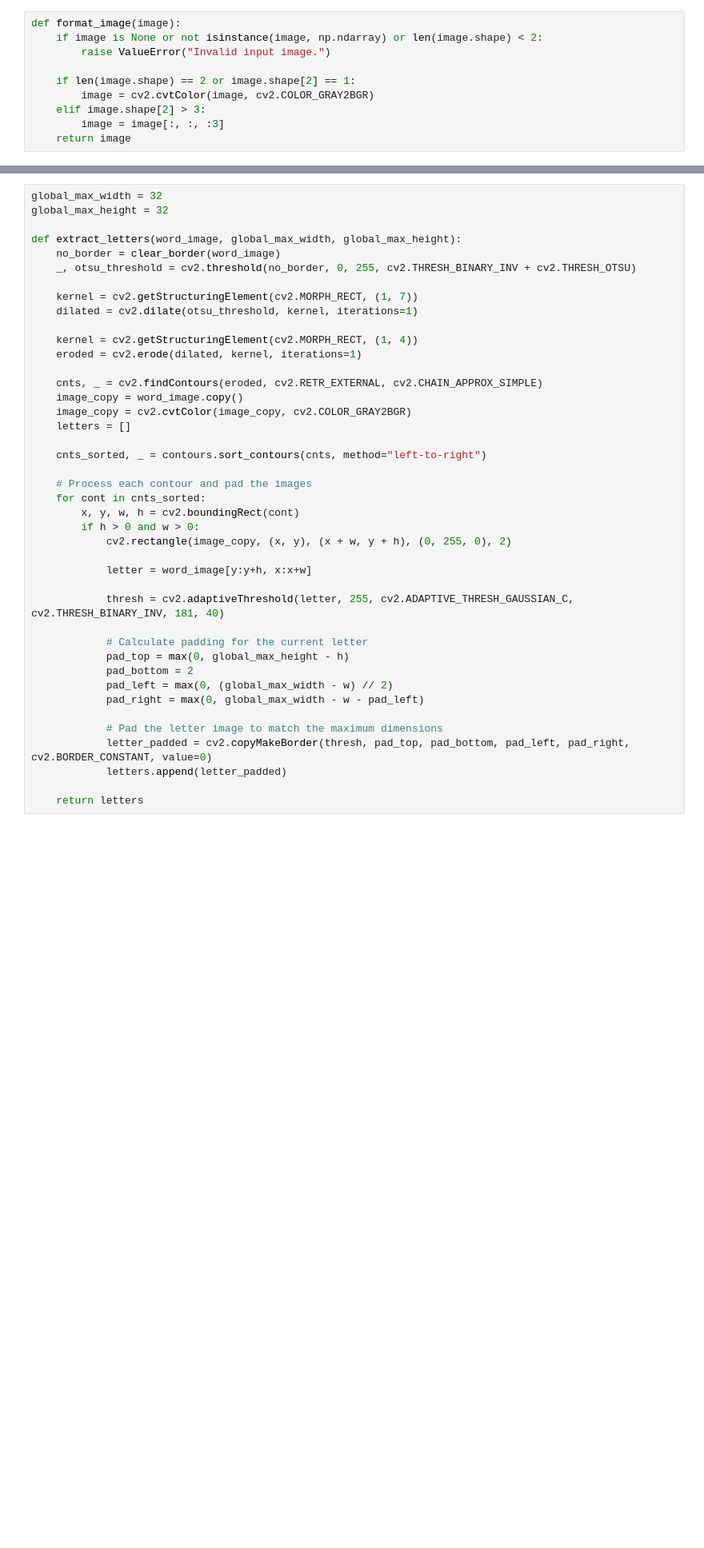
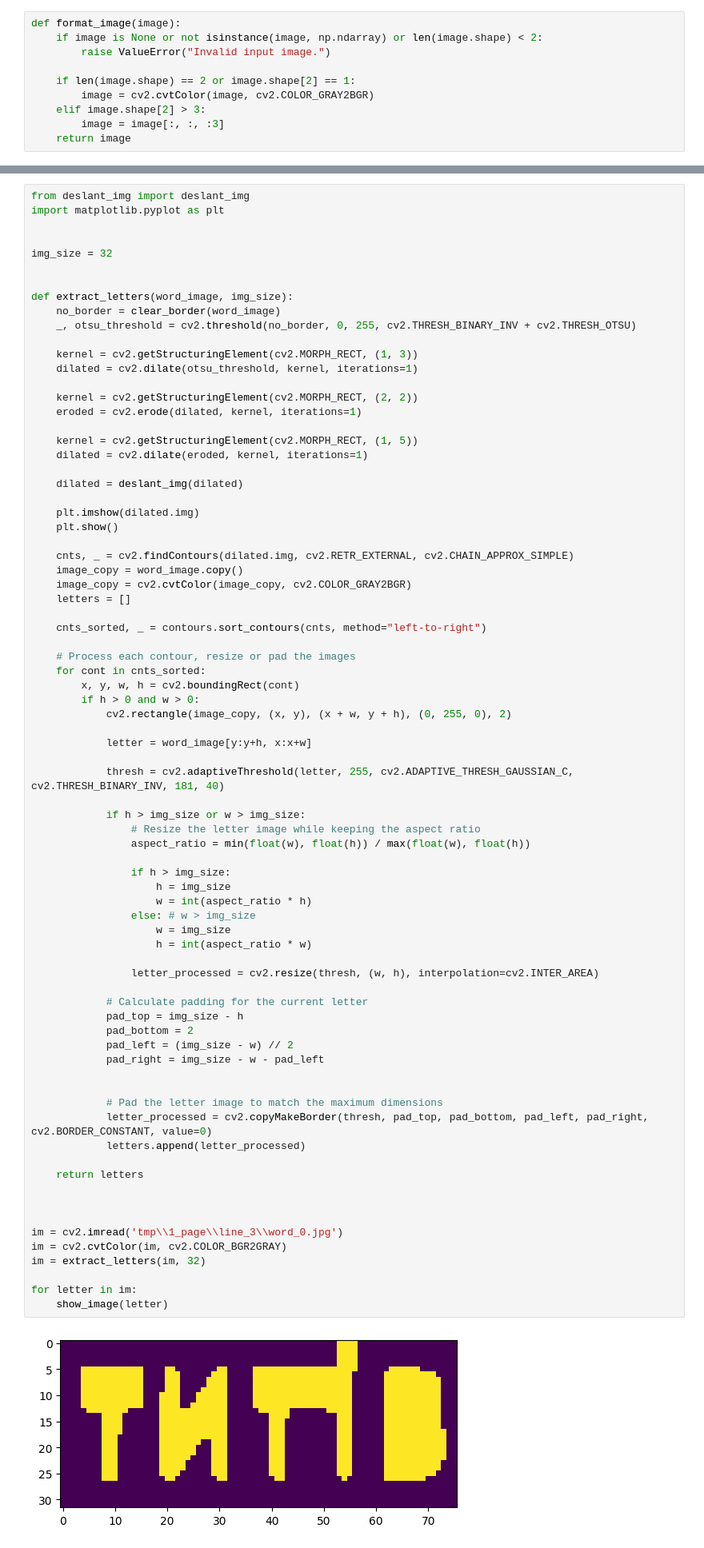
Before and after one commit to KERRAT/Diploma-thesis, a Jupyter notebook: Text_segmentation.ipynb, the cells around one changed output, grey strips where cells are left out. Shown at 80% size. Drawn from its saved outputs; the diff is of its cells as text; blank space fills up the shorter version.

```diff
--- a/Text_segmentation.ipynb
+++ b/Text_segmentation.ipynb
@@ -119,44 +172,81 @@ def segment_words(image, p_image, file_name, line_number):
 
     return words_images
 # %%
-global_max_width = 32
-global_max_height = 32
+from deslant_img import deslant_img
+import matplotlib.pyplot as plt
 
-def extract_letters(word_image, global_max_width, global_max_height):
+
+img_size = 32
+
+
+def extract_letters(word_image, img_size):
     no_border = clear_border(word_image)
     _, otsu_threshold = cv2.threshold(no_border, 0, 255, cv2.THRESH_BINARY_INV + cv2.THRESH_OTSU)
 
-    kernel = cv2.getStructuringElement(cv2.MORPH_RECT, (1, 7))
+    kernel = cv2.getStructuringElement(cv2.MORPH_RECT, (1, 3))
     dilated = cv2.dilate(otsu_threshold, kernel, iterations=1)
 
-    kernel = cv2.getStructuringElement(cv2.MORPH_RECT, (1, 4))
+    kernel = cv2.getStructuringElement(cv2.MORPH_RECT, (2, 2))
     eroded = cv2.erode(dilated, kernel, iterations=1)
 
-    cnts, _ = cv2.findContours(eroded, cv2.RETR_EXTERNAL, cv2.CHAIN_APPROX_SIMPLE)
+    kernel = cv2.getStructuringElement(cv2.MORPH_RECT, (1, 5))
+    dilated = cv2.dilate(eroded, kernel, iterations=1)
+
+    dilated = deslant_img(dilated)
+
+    plt.imshow(dilated.img)
+    plt.show()
+
+    cnts, _ = cv2.findContours(dilated.img, cv2.RETR_EXTERNAL, cv2.CHAIN_APPROX_SIMPLE)
     image_copy = word_image.copy()
     image_copy = cv2.cvtColor(image_copy, cv2.COLOR_GRAY2BGR)
     letters = []
 
     cnts_sorted, _ = contours.sort_contours(cnts, method="left-to-right")
 
-    # Process each contour and pad the images
+    # Process each contour, resize or pad the images
     for cont in cnts_sorted:
         x, y, w, h = cv2.boundingRect(cont)
         if h > 0 and w > 0:
             cv2.rectangle(image_copy, (x, y), (x + w, y + h), (0, 255, 0), 2)
 
             letter = word_image[y:y+h, x:x+w]
 
             thresh = cv2.adaptiveThreshold(letter, 255, cv2.ADAPTIVE_THRESH_GAUSSIAN_C, cv2.THRESH_BINARY_INV, 181, 40)
 
+            if h > img_size or w > img_size:
+                # Resize the letter image while keeping the aspect ratio
+                aspect_ratio = min(float(w), float(h)) / max(float(w), float(h))
+
+                if h > img_size:
+                    h = img_size
+                    w = int(aspect_ratio * h)
+                else: # w > img_size
+                    w = img_size
+                    h = int(aspect_ratio * w)
+
+                letter_processed = cv2.resize(thresh, (w, h), interpolation=cv2.INTER_AREA)
+
             # Calculate padding for the current letter
-            pad_top = max(0, global_max_height - h)
+            pad_top = img_size - h
             pad_bottom = 2
-            pad_left = max(0, (global_max_width - w) // 2)
-            pad_right = max(0, global_max_width - w - pad_left)
+            pad_left = (img_size - w) // 2
+            pad_right = img_size - w - pad_left
+
 
             # Pad the letter image to match the maximum dimensions
-            letter_padded = cv2.copyMakeBorder(thresh, pad_top, pad_bottom, pad_left, pad_right, cv2.BORDER_CONSTANT, value=0)
-            letters.append(letter_padded)
+            letter_processed = cv2.copyMakeBorder(thresh, pad_top, pad_bottom, pad_left, pad_right, cv2.BORDER_CONSTANT, value=0)
+            letters.append(letter_processed)
 
     return letters
+
+
+
+im = cv2.imread('tmp\\1_page\\line_3\\word_0.jpg')
+im = cv2.cvtColor(im, cv2.COLOR_BGR2GRAY)
+im = extract_letters(im, 32)
+
+for letter in im:
+    show_image(letter)
+# %% [output]
+[figure, added]
```
Also changed, not shown: parts of 9 cells of this notebook, 4 other files.
